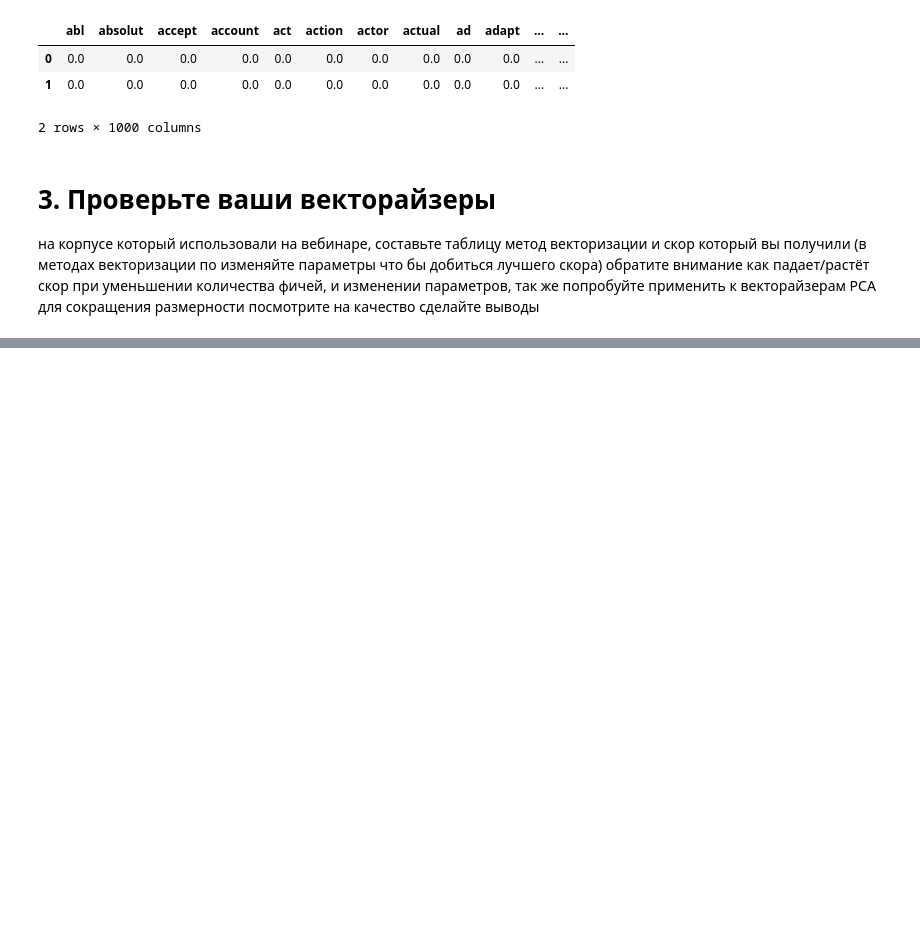
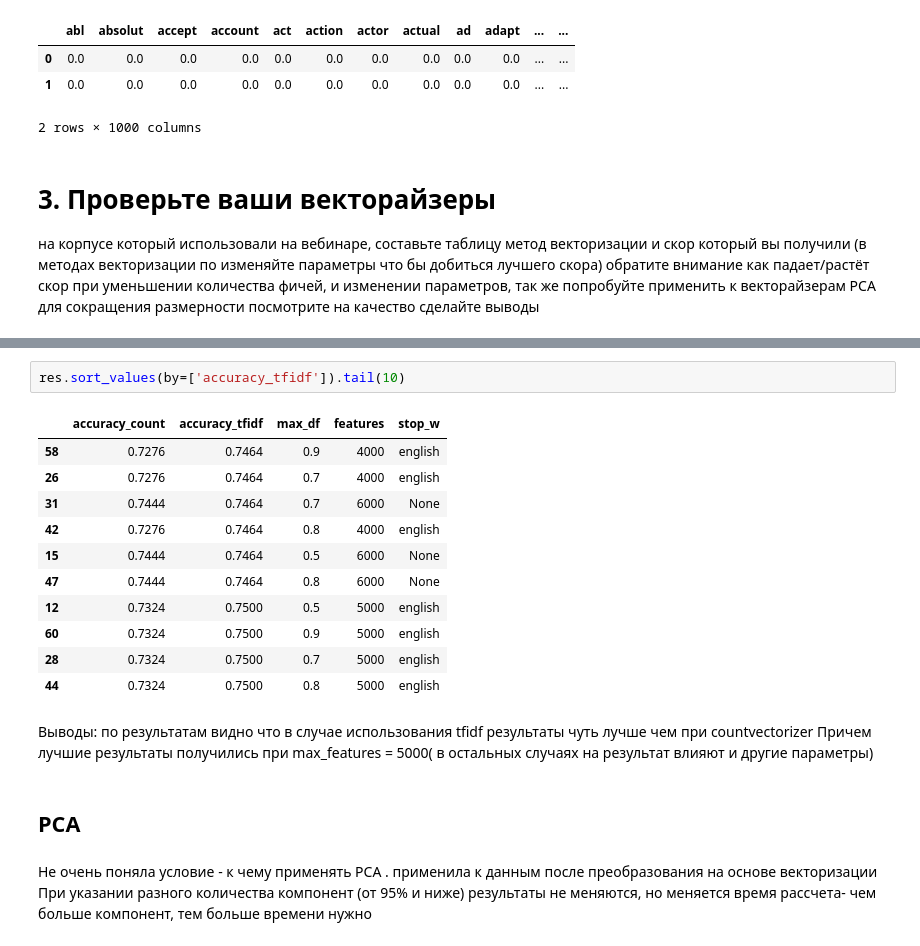
Before and after one commit to lilyababina/vved_v_obr_est_yaz, a Jupyter notebook: hw2_sozdan_prizn_prostr/less2_hw.ipynb, the cells around one changed output, grey strips where cells are left out. Drawn from its saved outputs; the diff is of its cells as text; blank space fills up the shorter version.

```diff
--- a/hw2_sozdan_prizn_prostr/less2_hw.ipynb
+++ b/hw2_sozdan_prizn_prostr/less2_hw.ipynb
@@ -124,0 +324,22 @@ bow_tfidfv_lemmatized.head(2)
+# %%
+res.sort_values(by=['accuracy_tfidf']).tail(10)
+# %% [output]
+|  | accuracy_count | accuracy_tfidf | max_df | features | stop_w |
+| 58 | 0.7276 | 0.7464 | 0.9 | 4000 | english |
+| 26 | 0.7276 | 0.7464 | 0.7 | 4000 | english |
+| 31 | 0.7444 | 0.7464 | 0.7 | 6000 | None |
+| 42 | 0.7276 | 0.7464 | 0.8 | 4000 | english |
+| 15 | 0.7444 | 0.7464 | 0.5 | 6000 | None |
+| 47 | 0.7444 | 0.7464 | 0.8 | 6000 | None |
+| 12 | 0.7324 | 0.7500 | 0.5 | 5000 | english |
+| 60 | 0.7324 | 0.7500 | 0.9 | 5000 | english |
+| 28 | 0.7324 | 0.7500 | 0.7 | 5000 | english |
+| 44 | 0.7324 | 0.7500 | 0.8 | 5000 | english |
+# %% [markdown]
+Выводы: по результатам видно что в случае использования tfidf результаты чуть лучше чем при countvectorizer
+Причем лучшие результаты получились при max_features = 5000( в остальных случаях на результат влияют и другие параметры)
+# %% [markdown]
+## PCA
+# %% [markdown]
+Не очень поняла условие - к чему применять PCA . применила к данным после преобразования на основе векторизации
+При указании разного количества компонент (от 95% и ниже) результаты не меняются, но меняется время рассчета- чем больше компонент, тем больше времени нужно
```
Also changed, not shown: parts of 20 cells of this notebook, 3 other files.
